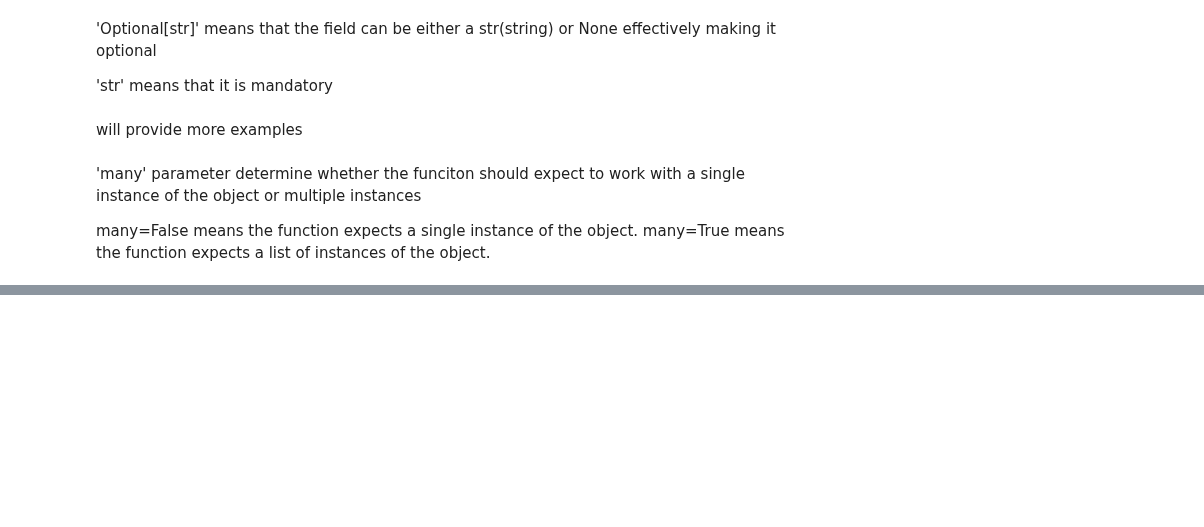
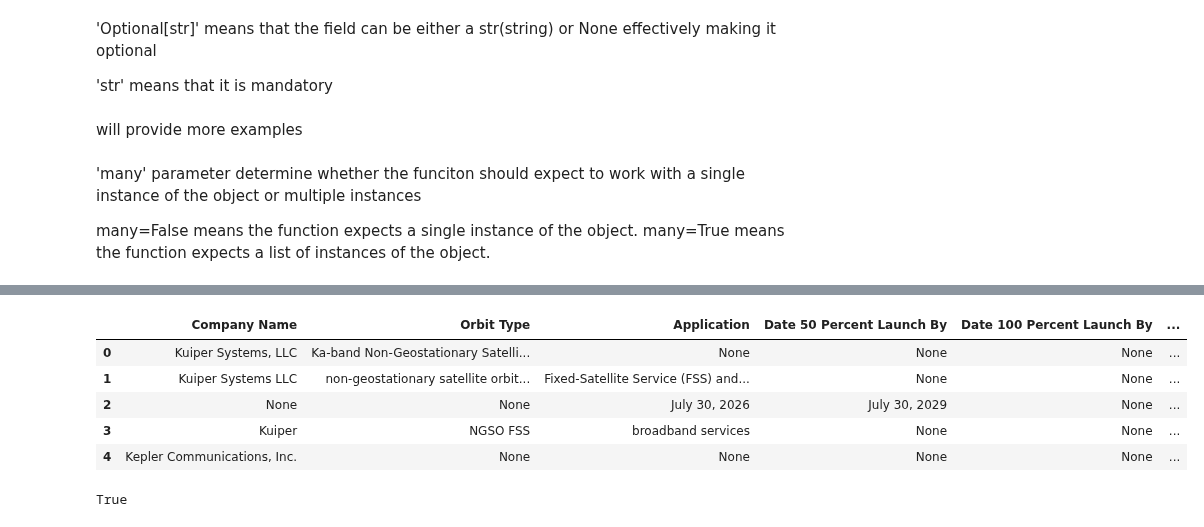
Before and after one commit to AlinZohari/InformationExtraction, a Jupyter notebook: pydantic_schema.ipynb, the cells around one changed output, grey strips where cells are left out. Drawn from its saved outputs; the diff is of its cells as text; code cells hidden in the pictures; blank space fills up the shorter version.

```diff
--- a/pydantic_schema.ipynb
+++ b/pydantic_schema.ipynb
@@ -315,0 +365,14 @@ df
+# %%
+df.head()
+# %% [output]
+|  | Company Name | Orbit Type | Application | Date 50 Percent Launch By | Date 100 Percent Launch By | ... |
+| 0 | Kuiper Systems, LLC | Ka-band Non-Geostationary Satelli... | None | None | None | ... |
+| 1 | Kuiper Systems LLC | non-geostationary satellite orbit... | Fixed-Satellite Service (FSS) and... | None | None | ... |
+| 2 | None | None | July 30, 2026 | July 30, 2029 | None | ... |
+| 3 | Kuiper | NGSO FSS | broadband services | None | None | ... |
+| 4 | Kepler Communications, Inc. | None | None | None | None | ... |
+# %%
+# Check for missing values in the entire DataFrame
+print(df.isna().any().any())
+# %% [output]
+True
```
Also changed, not shown: parts of 17 cells of this notebook.
